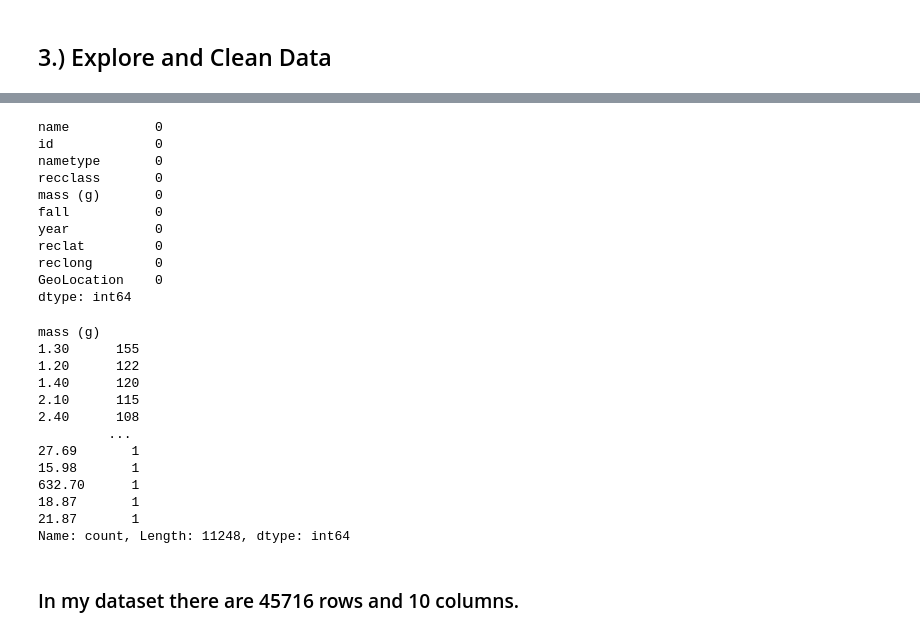
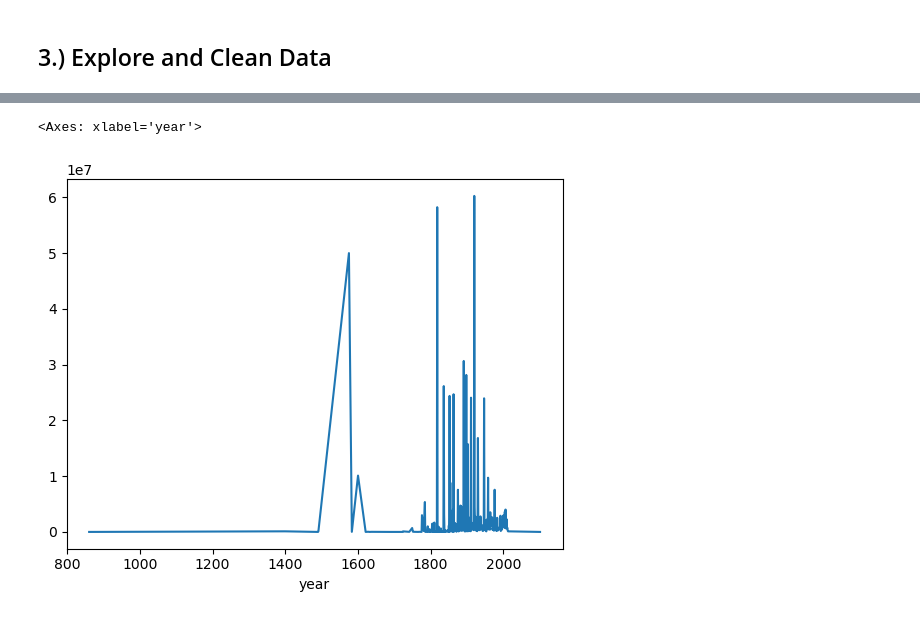
Before and after one commit to dkdukes5/IA-340, a Jupyter notebook: Lab-2.ipynb, the cells around one changed output, grey strips where cells are left out. Drawn from its saved outputs; the diff is of its cells as text; code cells hidden in the pictures.

```diff
--- a/Lab-2.ipynb
+++ b/Lab-2.ipynb
@@ -112,4 +171,5 @@ df[df['mass (g)'] > 10000000] #shows onlu rows where mass is > 10000000
 # %% [markdown]
 ## 3.) Explore and Clean Data
 # %%
-df.datetime
+sum_mass_by_year = df.groupby("year")["mass (g)"].sum() #aggregate the total mass per year
+sum_mass_by_year.head()
@@ -136,33 +184,5 @@ df.isnull().sum #shows the number of rows containing null value
-# %%
-df = df.dropna() #drop rows that contain missing data and prdouces a clean dataset
-df.isnull().sum()
-# %% [output]
-name           0
-id             0
-nametype       0
-recclass       0
-mass (g)       0
-fall           0
-year           0
-reclat         0
-reclong        0
-GeoLocation    0
-dtype: int64
-# %%
-df['mass (g)'].value_counts() #shows the frequency of each unique alue in column
-# %% [output]
-mass (g)
-1.30      155
-1.20      122
-1.40      120
-2.10      115
-2.40      108
-         ...
-27.69       1
-15.98       1
-632.70      1
-18.87       1
-21.87       1
-Name: count, Length: 11248, dtype: int64
-# %% [markdown]
-### In my dataset there are 45716 rows and 10 columns.
+# %%
+sum_mass_by_year.plot()
+# %% [output]
+<Axes: xlabel='year'>
+[figure, added]
```
Also changed, not shown: parts of 17 cells of this notebook.
